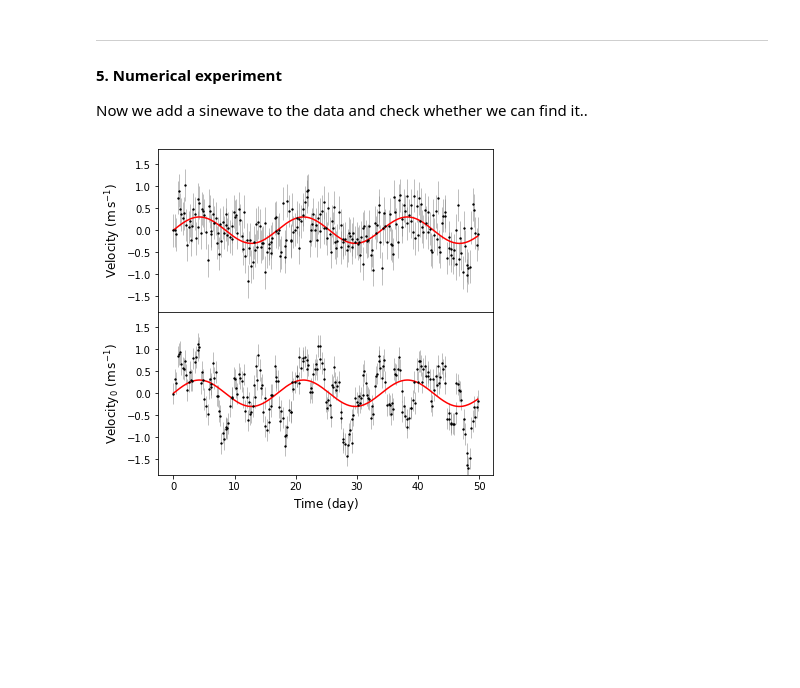
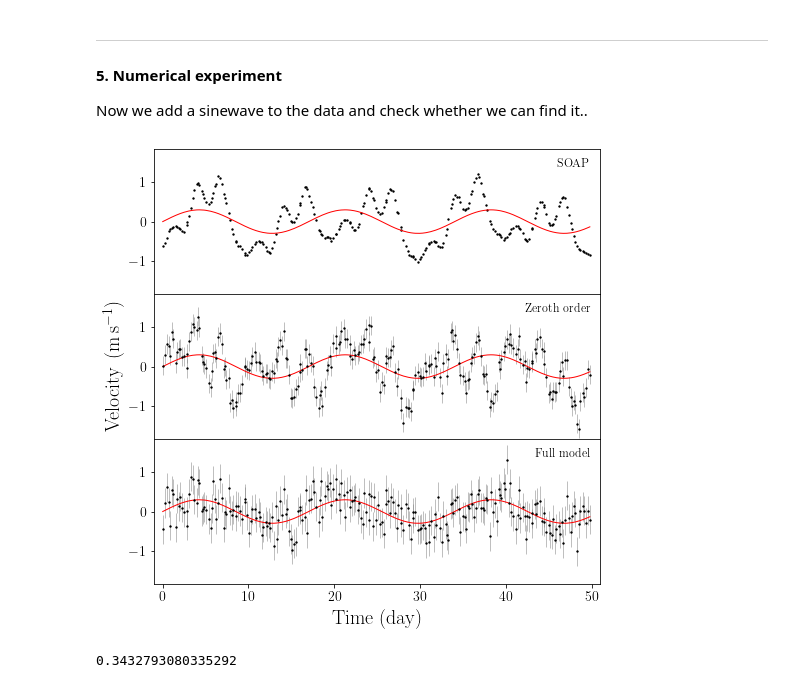
Before and after one commit to saharsh1/STFT-RV-example, a Jupyter notebook: STFT_example.ipynb, the cells around one changed output. Drawn from its saved outputs; the diff is of its cells as text; code cells hidden in the pictures; blank space fills up the shorter version.

Commit message:
Added SOAP velocities

```diff
--- a/STFT_example.ipynb
+++ b/STFT_example.ipynb
@@ -229,22 +229,22 @@ for obs_n in tqdm(np.arange(Nobs)):
     sc0 = lambda x: -1*score(x*const.c, dat, spn_norm, mdl, dv=dv, w=1/noise_std**2)[1]
     res = minimize_scalar(sc,
                             bounds=(-400/const.c.value, 400/const.c.value),
-                            method='bounded',  options={'xatol': 1e-11})
+                            method='bounded',  options={'xatol': 1e-13})
 
     res0 = minimize_scalar(sc0,
                             bounds=(-400/const.c.value, 400/const.c.value),
-                            method='bounded',  options={'xatol': 1e-11})
+                            method='bounded',  options={'xatol': 1e-13})
 
 
     # Calculate the uncertainty with some spline aroud the best score
-    xx        = np.linspace(res.x*const.c.value-1,res.x*const.c.value+1,10)/const.c.value
+    xx        = np.linspace(res.x*const.c.value-1,res.x*const.c.value+1,20)/const.c.value
     yy        = -0.5*np.array([sc(x) for x in xx])*noise_std**(-2)
     y_spl     = interpolate.UnivariateSpline(xx,yy,s=0,k=4)
     score_vel  = y_spl.derivative(n=1).roots()
     score_se   = (-1/y_spl.derivative(n=2)(score_vel))**0.5
 
     # The same, but now the velocity based on the score of the zero term only
-    xx0       = np.linspace(res0.x*const.c.value-1,res.x*const.c.value+1,10)/const.c.value
+    xx0       = np.linspace(res0.x*const.c.value-1,res.x*const.c.value+1,20)/const.c.value
     yy0       = -0.5*np.array([sc0(x) for x in xx0])*noise_std**(-2)
     y0_spl    = interpolate.UnivariateSpline(xx0,yy0,s=0,k=4)
     score0_vel = y0_spl.derivative(n=1).roots()
@@ -255,27 +255,58 @@ for obs_n in tqdm(np.arange(Nobs)):
     RVse[obs_n] = score_se[0]*const.c.value
     RVs0[obs_n]  = score0_vel[0]*const.c.value
     RVs0e[obs_n] = score0_se[0]*const.c.value
+# %%
+soap_rv = np.genfromtxt('SOAP_RVs.csv', dtype=float, delimiter=',', names=True)
+t   =  np.array([x[0] for x in soap_rv])
+srv =  np.array([x[1] for x in soap_rv])
+srv += 0.3*np.sin(2*np.pi*(t-t[0])/17)
 # %%
-fig  = plt.figure(figsize=(6,6))
-grid = plt.GridSpec(2, 1, figure=fig, wspace=0.5, hspace=0.0)
+# Sime plotting definitions
+plt.rcParams.update({
+        "text.usetex": True,
+        "font.family": "sans-serif",
+        "font.sans-serif": ["Helvetica"]})
+plt.rcParams['font.size'] = 14
+
+fig  = plt.figure(figsize=(8,8))
+grid = plt.GridSpec(3, 1, figure=fig, wspace=0.5, hspace=0.0)
 
 
-ax  = plt.subplot(grid[0, 0])
-plt.errorbar(np.array(times),np.array(RVs)-np.nanmean(RVs),yerr=RVse,
-             markersize=2.7, elinewidth=0.5, fmt='.k', ecolor='grey')
-plt.plot(times, 0.3*np.sin(2*np.pi*(times-times[0])/17)*u.m/u.s,'-r')
-_ = ax.set_ylabel(r'${\rm Velocity}$ ${\rm(m\, s^{-1})}$', fontsize=12)
-ax.set_xticks([])
-ax.set_xticks([], minor=True)
-ax.set_ylim([-1.85,1.85])
+ax1 = plt.subplot(grid[0, 0])
+plt.plot(t,srv-srv.mean(),'.k',markersize=2.7,)
+plt.plot(times, 0.3*np.sin(2*np.pi*(times-times[0])/17)*u.m/u.s,'-r',linewidth=1)
+plt.text(0.975, 0.9, r'${\rm SOAP}$', horizontalalignment='right',
+         verticalalignment='center', transform = ax1.transAxes,fontsize=12)
+ax1.set_xticks([])
+ax1.set_xticks([], minor=True)
+ax1.set_ylim([-1.85,1.85])
+ax1.set_xlim([-1,51])
 
 ax2 = plt.subplot(grid[1, 0])
 plt.errorbar(np.array(times),np.array(RVs0)-np.nanmean(RVs0),yerr=RVs0e,
              markersize=2.7, elinewidth=0.5, fmt='.k', ecolor='grey')
-plt.plot(times, 0.3*np.sin(2*np.pi*(times-times[0])/17)*u.m/u.s,'-r')
-_ = ax2.set_ylabel(r'${\rm Velocity}_0$ ${\rm(m\, s^{-1})}$', fontsize=12)
+plt.plot(times, 0.3*np.sin(2*np.pi*(times-times[0])/17)*u.m/u.s,'-r',linewidth=1)
+_ = ax2.set_ylabel(r'${\rm Velocity}$\, ${\rm(m\, s^{-1})}$', labelpad=5, fontsize=20)
+plt.text(0.975, 0.9, r'${\rm Zeroth \,\, order}$', horizontalalignment='right',
+         verticalalignment='center', transform = ax2.transAxes,fontsize=12)
+ax2.set_xticks([])
+ax2.set_xticks([], minor=True)
 ax2.set_ylim([-1.85,1.85])
+ax2.set_xlim([-1,51])
 
-_ = ax2.set_xlabel(r'$\rm{Time}$ ($\rm{day}$)', fontsize=12)
+ax3  = plt.subplot(grid[2, 0])
+plt.errorbar(np.array(times),np.array(RVs)-np.nanmean(RVs),yerr=RVse,
+             markersize=2.7, elinewidth=0.5, fmt='.k', ecolor='grey')
+plt.plot(times, 0.3*np.sin(2*np.pi*(times-times[0])/17)*u.m/u.s,'-r',linewidth=1)
+plt.text(0.975, 0.9, r'${\rm Full \,\, model}$', horizontalalignment='right',
+         verticalalignment='center', transform = ax3.transAxes,fontsize=12)
+ax3.set_ylim([-1.85,1.85])
+ax3.set_xlim([-1,51])
+
+_ = ax3.set_xlabel(r'$\rm{Time}$ $(\rm{day})$', labelpad=5, fontsize=20)
 # %% [output]
-[figure, old version]
+[figure, new version]
+# %%
+np.std(RVs-RVs.mean()-0.3*np.sin(2*np.pi*(times-times[0])/17))
+# %% [output]
+0.3432793080335292
```
Also changed, not shown: 1 other file.
